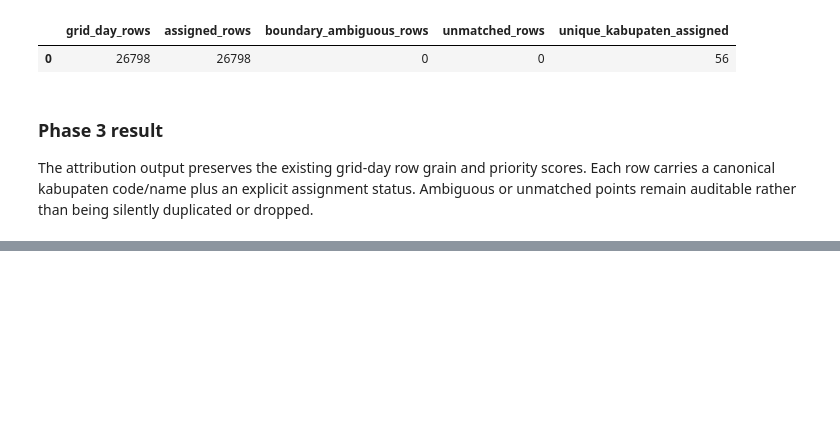
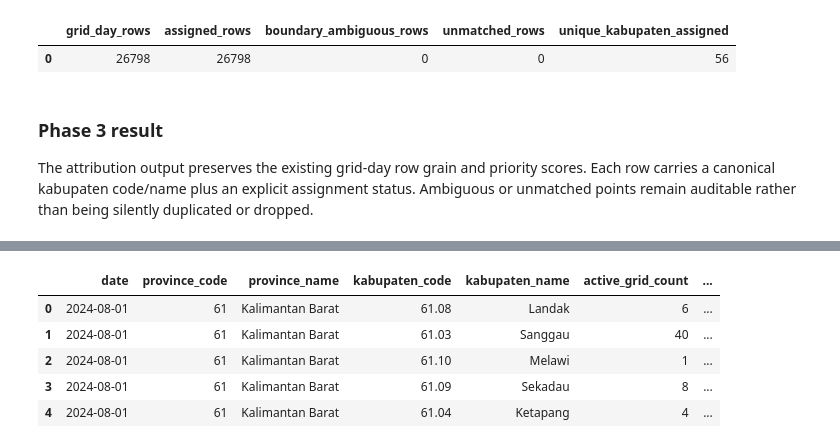
Before and after one commit to marimoria/Fireline, a Jupyter notebook: notebooks/07_FIRELINE_Kabupaten_Drilldown.ipynb, the cells around one changed output, grey strips where cells are left out. Saved outputs shown, nothing was run; the diff lists cells and outputs as text; code cells hidden in the pictures; blank space fills up the shorter version.

```diff
--- a/notebooks/07_FIRELINE_Kabupaten_Drilldown.ipynb
+++ b/notebooks/07_FIRELINE_Kabupaten_Drilldown.ipynb
@@ -247,0 +267,26 @@ The attribution output preserves the existing grid-day row grain and priority sc
+# %%
+kabupaten_day_summary = (summary_input.loc[summary_input.assigned_to_kabupaten]
+    .groupby(['date', 'province_code', 'province_name', 'kabupaten_code', 'kabupaten_name'], as_index=False)
+    .agg(
+        active_grid_count=('grid_id', 'nunique'),
+        detection_count=('detection_count', 'sum'),
+        p1_grid_count=('p1_grid_count', 'sum'),
+        p2_grid_count=('p2_grid_count', 'sum'),
+        p3_grid_count=('p3_grid_count', 'sum'),
+        highest_priority_score=('priority_score', 'max'),
+        average_priority_score=('priority_score', 'mean'),
+        median_frp_mw=('valid_frp_median', 'median'),
+        latest_observation_utc=('last_seen_utc', 'max'),
+        active_days_7d=('active_days_7d', 'max'),
+    )
+    .sort_values(['date', 'highest_priority_score', 'kabupaten_code'], ascending=[True, False, True])
+    .reset_index(drop=True))
+kabupaten_day_summary[['highest_priority_score', 'average_priority_score', 'median_frp_mw']] = kabupaten_day_summary[['highest_priority_score', 'average_priority_score', 'median_frp_mw']].round(4)
+kabupaten_day_summary.head()
+# %% [output]
+|  | date | province_code | province_name | kabupaten_code | kabupaten_name | active_grid_count | ... |
+| 0 | 2024-08-01 | 61 | Kalimantan Barat | 61.08 | Landak | 6 | ... |
+| 1 | 2024-08-01 | 61 | Kalimantan Barat | 61.03 | Sanggau | 40 | ... |
+| 2 | 2024-08-01 | 61 | Kalimantan Barat | 61.10 | Melawi | 1 | ... |
+| 3 | 2024-08-01 | 61 | Kalimantan Barat | 61.09 | Sekadau | 8 | ... |
+| 4 | 2024-08-01 | 61 | Kalimantan Barat | 61.04 | Ketapang | 4 | ... |
```
Also changed, not shown: parts of 5 cells of this notebook, 2 other files.
